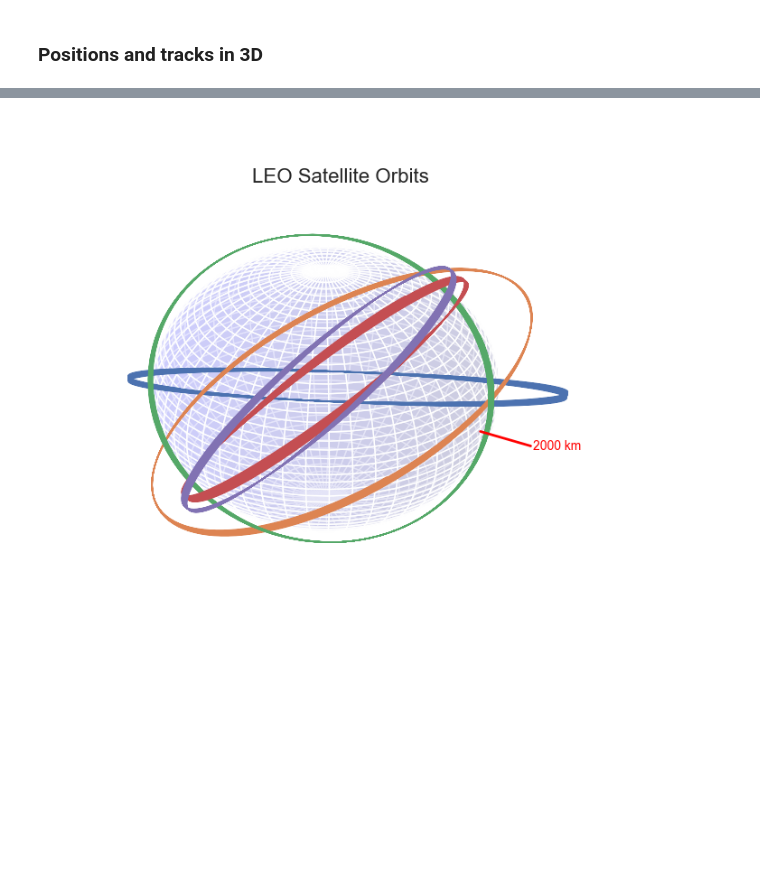
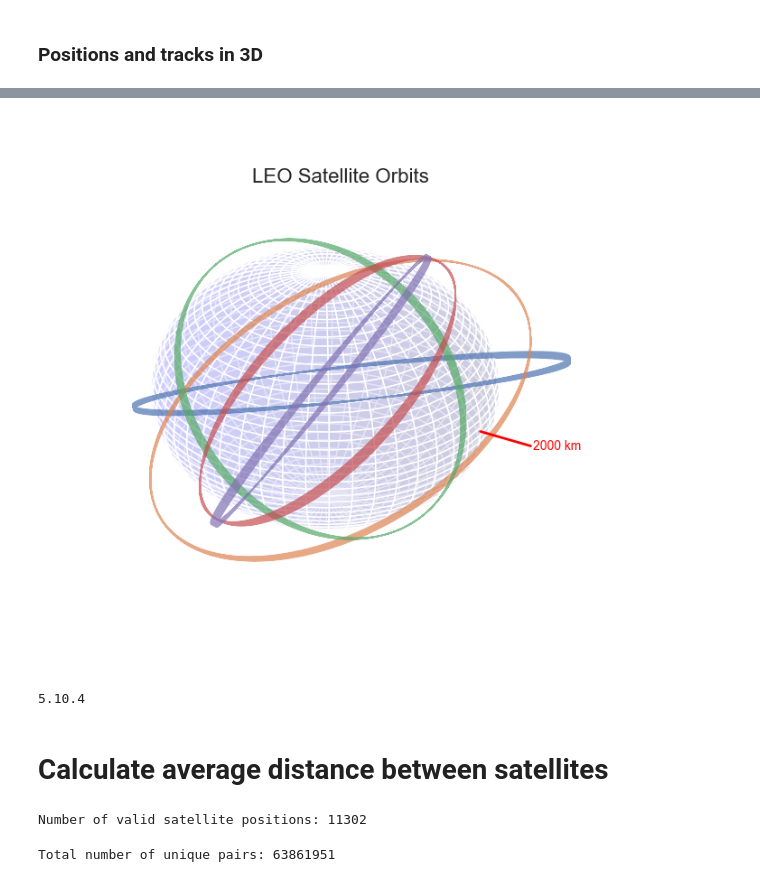
Before and after one commit to mcadamsean/kessler-exploration, a Jupyter notebook: tle_parsing.ipynb, the cells around one changed output, grey strips where cells are left out. Cells and saved outputs as stored; diff of their text form; code cells hidden in the pictures; blank space fills up the shorter version.

Commit message:
Add pairwise distances, plotly 3D tracks

```diff
--- a/tle_parsing.ipynb
+++ b/tle_parsing.ipynb
@@ -22,6 +25,10 @@ QUERY_URL = (
 # %%
 # Earth radius in kilometers
 EARTH_RADIUS = 6371
+SNAPSHOT_TIME = datetime(2025, 1, 20, 0, 0, 0)
+DURATION_MINUTES = 1440  # 24 hours
+STEP_SECONDS = 60
+ORBIT_SUBSET = 5
 # %% [markdown]
 # Functions
 # %% [markdown]
@@ -78,16 +83,14 @@ def parse_tle_to_dataframe(tle_text):
 # %% [markdown]
 ### Extract launch year and epoch
 # %%
+# Grab 4-digit launch year data from line 1
 def extract_launch_year(line1):
-    """
-    Extracts the (4-digit) launch year from a TLE Line 1.
-    """
     try:
         parts = line1.split()
         int_designator = parts[2]
         yy = int(int_designator[:2])
 
-        # TLE convention: >= 57 => 19xx, else 20xx
+        # TLE convention:  if year is >= 57 then it's a 19xx prefix,, else 20xx
         if yy >= 57:
             return 1900 + yy
         else:
@@ -96,11 +99,8 @@ def extract_launch_year(line1):
         print(f"Error extracting launch year from Line1: '{line1}'. Error: {e}")
         return None
 
-
+# Grab datetime from the epoch in line 1
 def extract_tle_epoch(line1):
-    """
-    Extracts a Python datetime from TLE Line 1's epoch field.
-    """
     try:
         match = re.search(r'(\d{2})(\d{3}\.\d+)', line1)
         if not match:
@@ -128,10 +128,8 @@ def extract_tle_epoch(line1):
 # %% [markdown]
 ### SGP4 Propogation
 # %%
+# Extract satellite position (x,y,z) in KM in the ECI frame for given time
 def get_satellite_position(line1, line2, when):
-    """
-    Returns the satellite (x, y, z) in km in the ECI frame at a given `when`.
-    """
     try:
         sat = Satrec.twoline2rv(line1, line2, WGS72)
         jd, fr = jday(
@@ -147,8 +145,8 @@ def get_satellite_position(line1, line2, when):
         print(f"Exception during propagation: {e}")
         return None
 
-
-def get_satellite_positions(line1, line2, start_datetime, duration_minutes=90, step_seconds=30):
+# Propogate satellite positions over a given duration to create orbital tracks
+def get_satellite_tracks(line1, line2, start_datetime, duration_minutes=90, step_seconds=30):
     """
     Propagate satellite positions over a duration, returning (x, y, z) arrays.
     """
@@ -414,22 +316,6 @@ plt.show()
 [figure]
 # %% [markdown]
 ### Positions and tracks in 3D
-# %%
-# Set the time for grabbing the positions
-SNAPSHOT_TIME = datetime(2025, 1, 25, 0, 0, 0)
-
-# Initialize arrays
-xs, ys, zs = [], [], []
-launch_years = []
-
-# Loop through TLE data and grab x,y,z positions and launch year
-for _, row in filtered_tle_df.iterrows():
-    pos = get_satellite_position(row['Line1'], row['Line2'], SNAPSHOT_TIME)
-    if pos is not None:
-        xs.append(pos[0])
-        ys.append(pos[1])
-        zs.append(pos[2])
-        launch_years.append(row['Launch Year'])
 # %%
 # Plot 3D satellite positions
 fig = plt.figure(figsize=(10, 10))
@@ -490,7 +412,7 @@ fig.suptitle("LEO Satellite Orbits", fontsize=16, x=0.525, y=0.75)
 # Plot orbits for a subset
 subset_df = filtered_tle_df.head(ORBIT_SUBSET)
 for idx, row in subset_df.iterrows():
-    x_track, y_track, z_track = get_satellite_positions(
+    x_track, y_track, z_track = get_satellite_tracks(
         row['Line1'], row['Line2'],
         SNAPSHOT_TIME,
         duration_minutes=DURATION_MINUTES,
@@ -498,7 +420,7 @@ for idx, row in subset_df.iterrows():
     )
     ax.plot(
         x_track, y_track, z_track,
-        linewidth=1,
+        linewidth=1, alpha=0.7, zorder=2,
         label=f"Orbit {idx} (Launch Year: {row['Launch Year']})"
     )
 
@@ -511,31 +433,31 @@ ax.plot_surface(x_earth, y_earth, z_earth, color='blue', alpha=0.1)
 
 # Radial line
 extension = 2000
 line_len = EARTH_RADIUS + extension
 ax.plot([EARTH_RADIUS, line_len], [0, 0], [0, 0], color='red', linewidth=2)
 ax.text(
     line_len + 100, 0, 0,
     f"{extension} km",
     color='red',
     fontsize=10,
     horizontalalignment='left',
     verticalalignment='center'
 )
 
 max_val = EARTH_RADIUS
 
 ax.set_xlim(-max_val, max_val)
 ax.set_ylim(-max_val, max_val)
 ax.set_zlim(-max_val, max_val)
 
 # Hide ticks
 ax.set_xticklabels([])
 ax.set_yticklabels([])
 ax.set_zticklabels([])
 ax._axis3don = False
 
 #ax.legend(loc='lower left', bbox_to_anchor=(0.1, 0.1), fontsize=12)
 plt.subplots_adjust(left=0.1, right=0.9, top=0.8, bottom=0.2)
 plt.show()
 # %% [output]
-[figure, old version]
+[figure, new version]
@@ -541,0 +501,7 @@ plt.show()
+# %%
+
+print(nbformat.__version__)
+# %% [output]
+5.10.4
+# %% [markdown]
+# Calculate average distance between satellites
@@ -541,0 +510,25 @@ plt.show()
+# %%
+# Convert lists to NumPy arrays for efficiency
+xs = np.array(xs)
+ys = np.array(ys)
+zs = np.array(zs)
+
+# Combine into a single 2D array of shape (N, 3), where N is the number of satellites
+positions = np.vstack((xs, ys, zs)).T  # Shape: (N, 3)
+
+# Remove any rows with NaN values
+valid_positions = positions[~np.isnan(positions).any(axis=1)]
+
+# Update N after removing invalid entries
+N = valid_positions.shape[0]
+
+print(f"Number of valid satellite positions: {N}")
+# %% [output]
+Number of valid satellite positions: 11302
+# %%
+# Compute all pairwise Euclidean distances
+pairwise_distances = pdist(valid_positions, metric='euclidean')  # Returns a condensed distance matrix
+
+print(f"Total number of unique pairs: {len(pairwise_distances)}")
+# %% [output]
+Total number of unique pairs: 63861951
```
Also changed, not shown: parts of 15 cells of this notebook.
